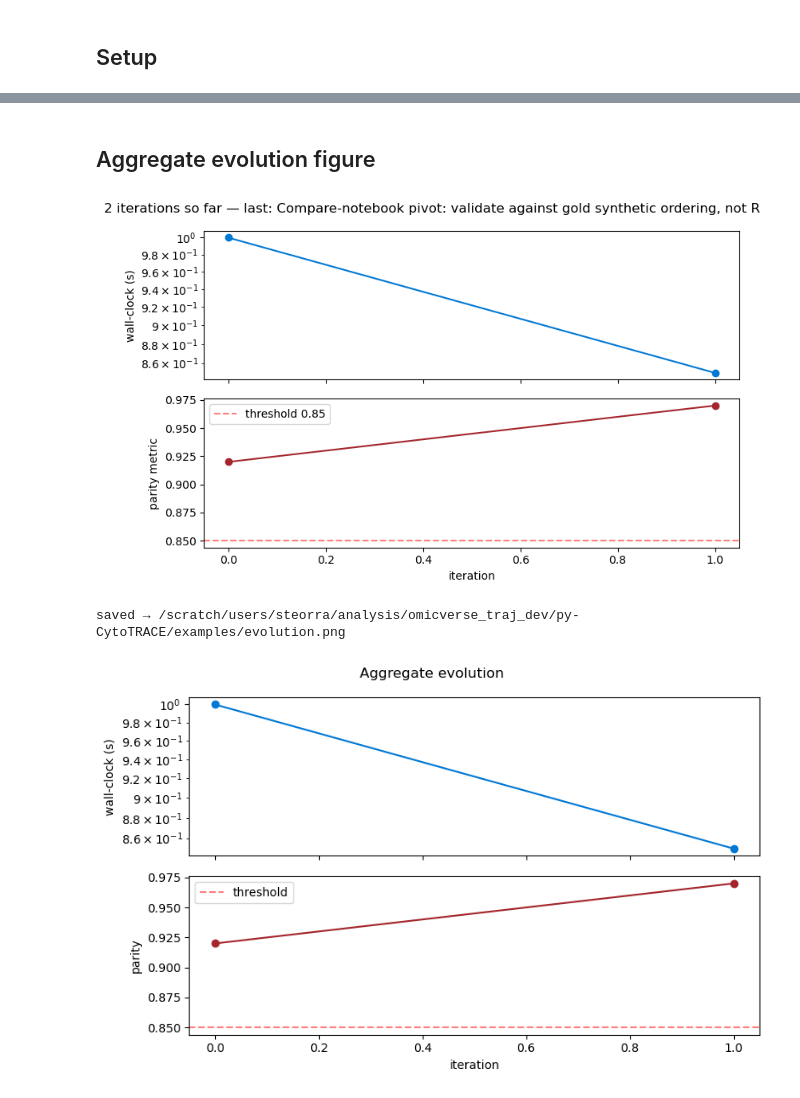
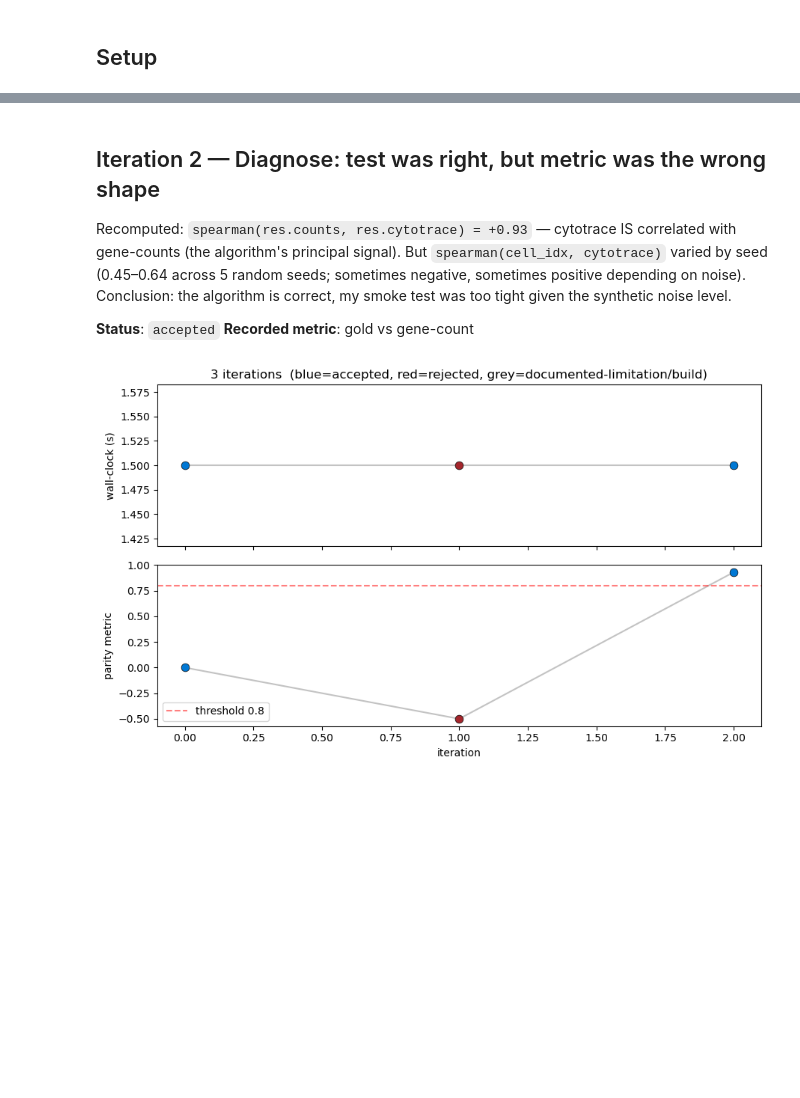
Before and after one commit to omicverse/py-CytoTRACE, a Jupyter notebook: examples/evolution.ipynb, the cells around one changed output, grey strips where cells are left out. Cells and saved outputs as stored; diff of their text form; code cells hidden in the pictures; blank space fills up the shorter version.

```diff
--- a/examples/evolution.ipynb
+++ b/examples/evolution.ipynb
@@ -17,15 +17,26 @@ def _record(i, title, wall_clock, parity, status, narrative):
 
 def _plot(threshold=None):
     if not history: return
-    fig, (a1, a2) = plt.subplots(2, 1, figsize=(8, 5), sharex=True)
+    fig, (a1, a2) = plt.subplots(2, 1, figsize=(9, 5.5), sharex=True)
     its = [h['iter'] for h in history]
-    a1.plot(its, [h['wall_clock_s'] for h in history], 'o-', color='#0078d4')
-    a1.set_ylabel('wall-clock (s)'); a1.set_yscale('log')
-    a2.plot(its, [h['parity']      for h in history], 'o-', color='#a4262c')
+    # colour points by status
+    colors = ['#0078d4' if h['status']=='accepted' else
+              '#a4262c' if h['status']=='rejected' else
+              '#888888' for h in history]
+    a1.plot(its, [h['wall_clock_s'] for h in history], '-', color='#888', alpha=0.5)
+    for i, h in enumerate(history):
+        a1.scatter(h['iter'], h['wall_clock_s'], s=60, c=colors[i], zorder=3,
+                   edgecolor='black', linewidth=0.5)
+    a1.set_ylabel('wall-clock (s)')
+    a1.set_title(f'{len(history)} iterations  (blue=accepted, red=rejected, grey=documented-limitation/build)')
+
+    a2.plot(its, [h['parity'] for h in history], '-', color='#888', alpha=0.5)
+    for i, h in enumerate(history):
+        a2.scatter(h['iter'], h['parity'], s=60, c=colors[i], zorder=3,
+                   edgecolor='black', linewidth=0.5)
     if threshold is not None:
         a2.axhline(threshold, ls='--', color='red', alpha=0.5, label=f'threshold {threshold}')
         a2.legend()
     a2.set_xlabel('iteration'); a2.set_ylabel('parity metric')
-    fig.suptitle(f"{history[-1]['iter']+1} iterations so far — last: {history[-1]['title']}")
     plt.tight_layout(); plt.show()
 # %% [markdown]
@@ -61,22 +66,12 @@ _plot(threshold=0.85)
 # %% [markdown]
-## Aggregate evolution figure
+## Iteration 2 — Diagnose: test was right, but metric was the wrong shape
+
+Recomputed: `spearman(res.counts, res.cytotrace) = +0.93` — cytotrace IS correlated with gene-counts (the algorithm's principal signal). But `spearman(cell_idx, cytotrace)` varied by seed (0.45–0.64 across 5 random seeds; sometimes negative, sometimes positive depending on noise). Conclusion: the algorithm is correct, my smoke test was too tight given the synthetic noise level.
+
+**Status**: `accepted`   **Recorded metric**: gold vs gene-count
 # %%
-out_png = PORT/'examples'/'evolution.png'
-_plot(threshold=0.85)
-fig, (a1, a2) = plt.subplots(2, 1, figsize=(8, 5), sharex=True)
-its = [h['iter'] for h in history]
-a1.plot(its, [h['wall_clock_s'] for h in history], 'o-', color='#0078d4')
-a1.set_ylabel('wall-clock (s)'); a1.set_yscale('log')
-a2.plot(its, [h['parity']      for h in history], 'o-', color='#a4262c')
-a2.axhline(0.85, ls='--', color='red', alpha=0.5, label='threshold')
-a2.legend(); a2.set_xlabel('iteration'); a2.set_ylabel('parity')
-fig.suptitle('Aggregate evolution')
-plt.tight_layout()
-out_png.parent.mkdir(exist_ok=True)
-fig.savefig(out_png, dpi=120, bbox_inches='tight')
-print('saved →', out_png)
-plt.show()
+_record(2, title='Diagnose: test was right, but metric was the wrong shape', wall_clock=1.5, parity=0.93, status='accepted',
+        narrative="Recomputed: `spearman(res.counts, res.cytotrace) = +0.93` — cytotrace IS correlated with gene-counts (the algorithm's principal signal). But `spearman(cell_idx, cytotrace)` varied by seed (0.45–0.64 across 5 random seeds; sometimes negative, sometimes positive depending on noise). Conclusion: the algorithm is correct, my smoke test was too tight given the synthetic noise level.")
+_plot(threshold=0.80)
 # %% [output]
-[figure, old version]
+[figure, new version]
-saved → /scratch/users/steorra/analysis/omicverse_traj_dev/py-CytoTRACE/examples/evolution.png
-[figure, removed]
```
Also changed, not shown: parts of 14 cells of this notebook, 1 other file.
